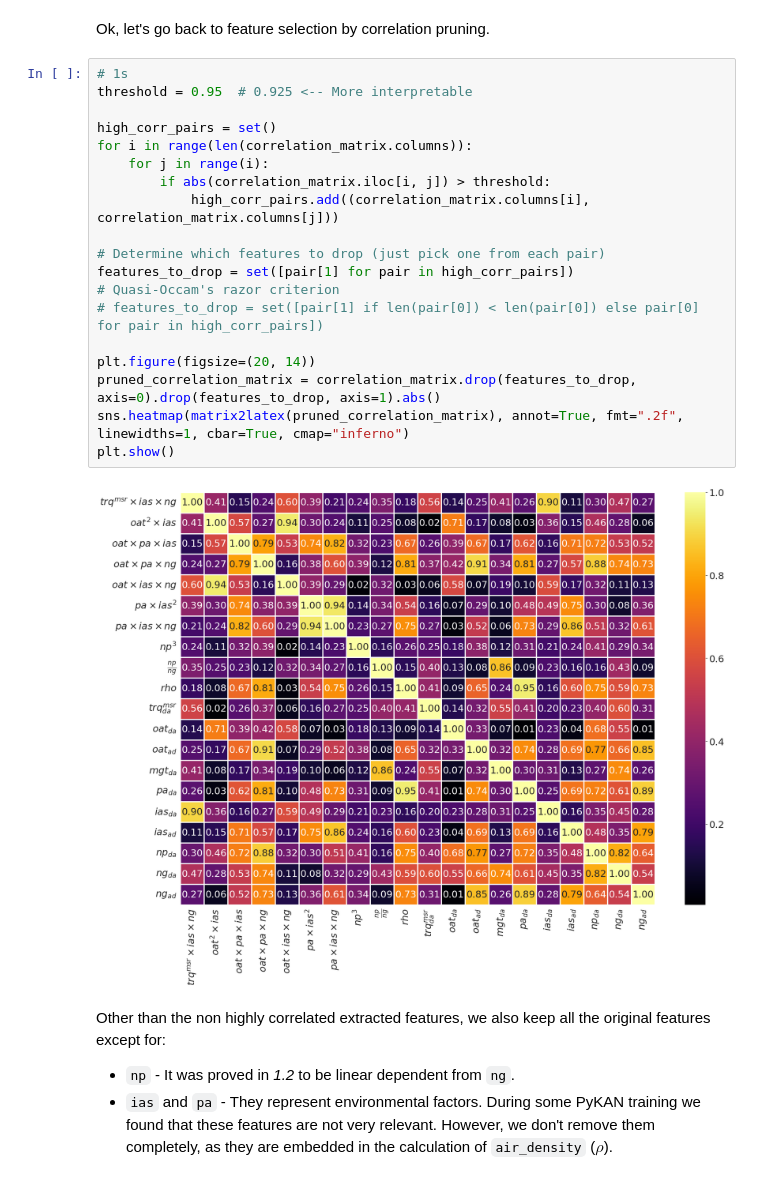
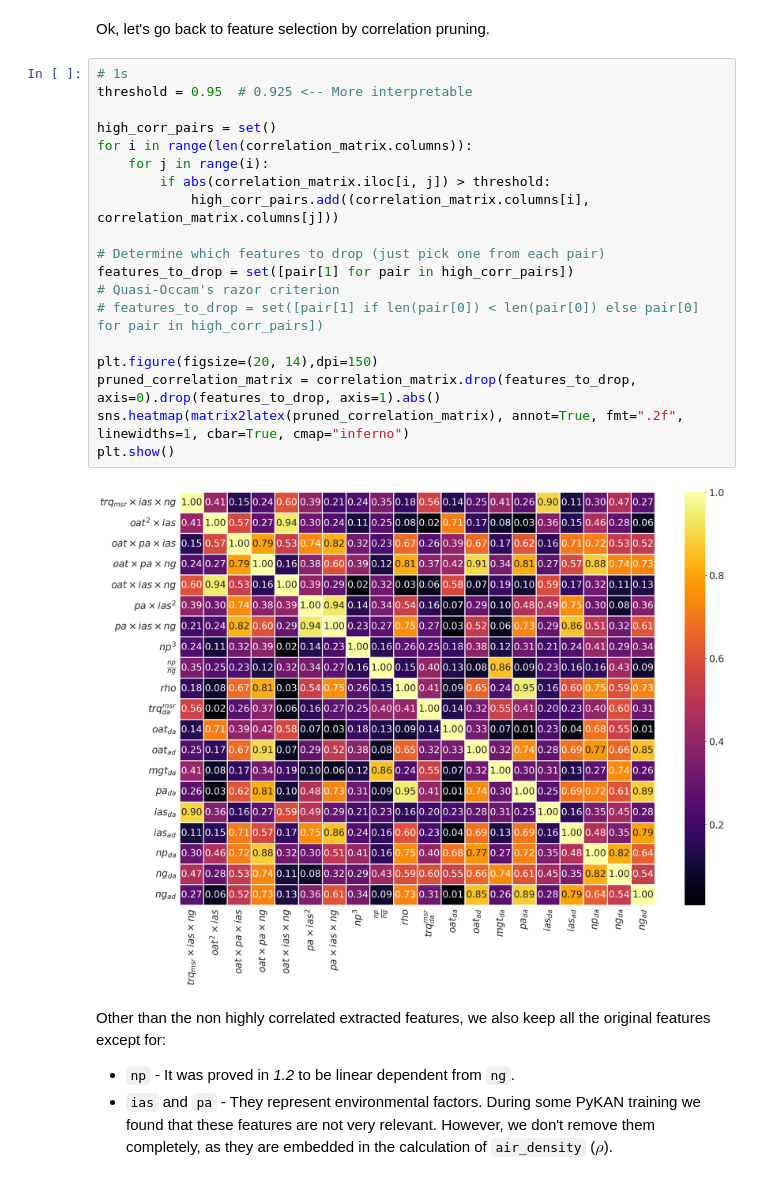
Before and after one commit to MrPio/PHM_North_America_2024_Challenge, a Jupyter notebook: 1-data_preprocessing/1.4-Correlation_Pruning.ipynb, the cells around one changed output. Saved outputs shown, nothing was run; the diff lists cells and outputs as text.

```diff
--- a/1-data_preprocessing/1.4-Correlation_Pruning.ipynb
+++ b/1-data_preprocessing/1.4-Correlation_Pruning.ipynb
@@ -54,24 +54,24 @@ Ok, let's go back to feature selection by correlation pruning.
 # %%
 # 1s
 threshold = 0.95  # 0.925 <-- More interpretable
 
 high_corr_pairs = set()
 for i in range(len(correlation_matrix.columns)):
     for j in range(i):
         if abs(correlation_matrix.iloc[i, j]) > threshold:
             high_corr_pairs.add((correlation_matrix.columns[i], correlation_matrix.columns[j]))
 
 # Determine which features to drop (just pick one from each pair)
 features_to_drop = set([pair[1] for pair in high_corr_pairs])
 # Quasi-Occam's razor criterion
 # features_to_drop = set([pair[1] if len(pair[0]) < len(pair[0]) else pair[0] for pair in high_corr_pairs])
 
-plt.figure(figsize=(20, 14))
+plt.figure(figsize=(20, 14),dpi=150)
 pruned_correlation_matrix = correlation_matrix.drop(features_to_drop, axis=0).drop(features_to_drop, axis=1).abs()
 sns.heatmap(matrix2latex(pruned_correlation_matrix), annot=True, fmt=".2f", linewidths=1, cbar=True, cmap="inferno")
 plt.show()
 # %% [output]
-[figure, old version]
+[figure, new version]
 # %% [markdown]
 Other than the non highly correlated extracted features, we also keep all the original features except for:
 - `np` - It was proved in *1.2* to be linear dependent from `ng`.
```
Also changed, not shown: parts of 2 cells of this notebook, 10 other files.
